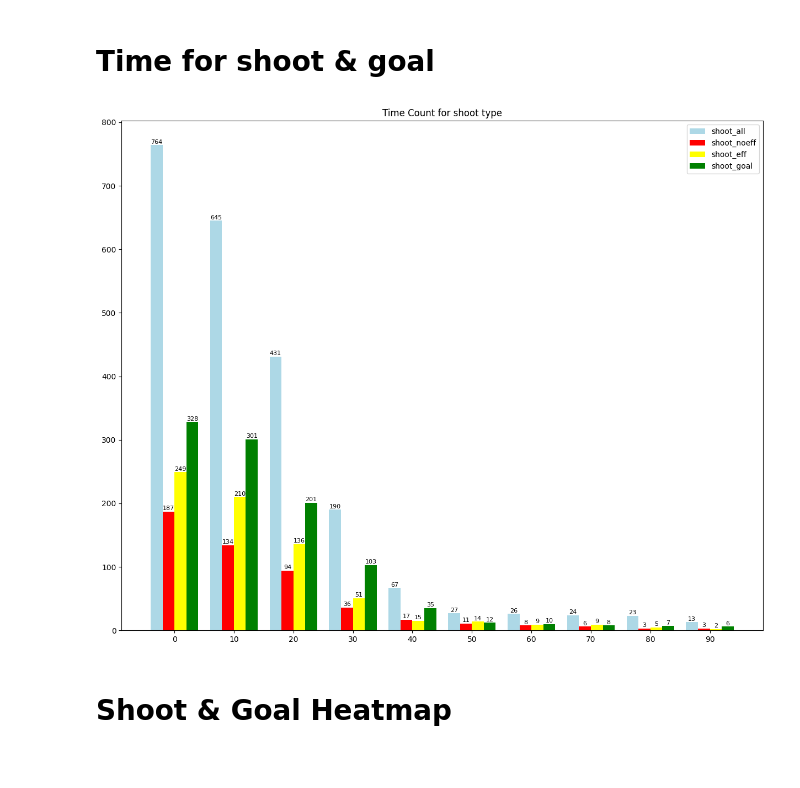
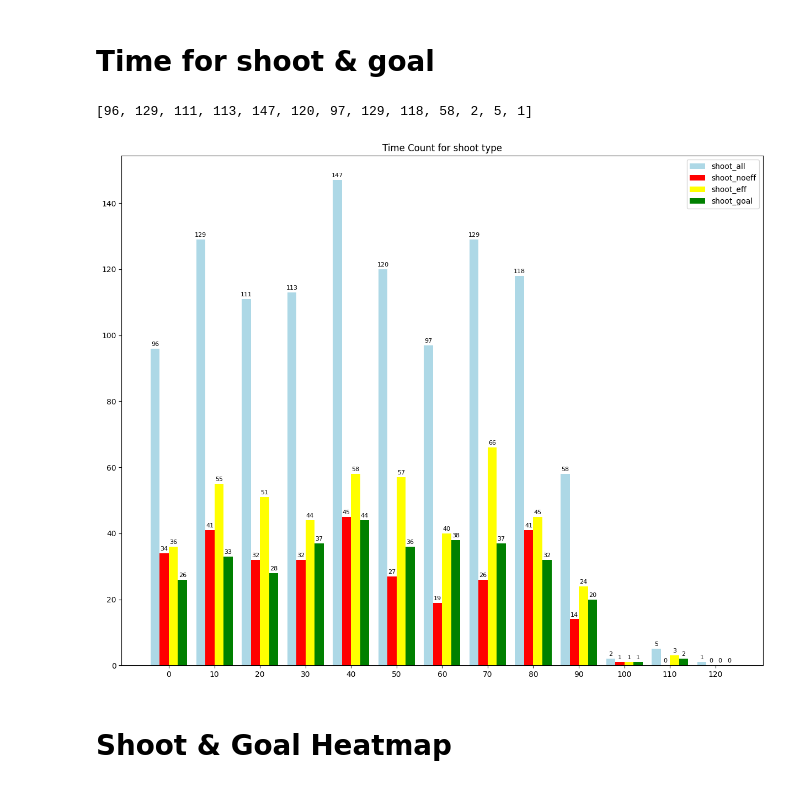
Before and after one commit to dohyun96305/Side_Proj_FCO, a Jupyter notebook: temp_folder/Jupyter_Notebook/shoot_user_visualization.ipynb, the cells around one changed output. Drawn from its saved outputs; the diff is of its cells as text; code cells hidden in the pictures.

Commit message:
Fix : fix time for shoot & goal visual code

```diff
--- a/temp_folder/Jupyter_Notebook/shoot_user_visualization.ipynb
+++ b/temp_folder/Jupyter_Notebook/shoot_user_visualization.ipynb
@@ -19,3 +19,12 @@ def db_conn(_username, _password, _host, _port, _database) :
     )
 
     return create_engine(db_engine)
+# %%
+engine = db_conn('root', 'Dhyoon96!', 'localhost', 3306, 'side_proj_fco')
+df_query = 'SELECT * FROM shoot_user_detail'
+
+# Use the connection to read the SQL query into a DataFrame
+with engine.connect() as connection:
+    shoot_detail_df = pd.read_sql(df_query, con = connection)
+
+shoot_detail_df['shoot_time_10'] = shoot_detail_df['shoot_time'] // 60 // 10 * 10
@@ -52,10 +84,9 @@ goal_assist_inpenalty = goal_assist[(goal_assist['shoot_inpenalty'] == 1)]
 # Time for shoot & goal
 # %%
 def list_to_10(_df1) :
-    temp_time = ((_df1['shoot_time'] // 60) // 10) * 10
-    temp_count = list(temp_time.value_counts().values)
+    temp_count = list(_df1['shoot_time_10'].value_counts().sort_index().values)
 
-    while len(temp_count) < 10:
+    while len(temp_count) < 13:
         temp_count.append(0)
 
     return temp_count
@@ -64,32 +95,36 @@ shoot_count = list_to_10(shoot_detail_df)
 shoots_eff_count = list_to_10(shoots_eff)
 shoots_noeff_count = list_to_10(shoots_noeff)
 goal_count = list_to_10(shoots_goal)
+# %%
+shoot_count
+# %% [output]
+[96, 129, 111, 113, 147, 120, 97, 129, 118, 58, 2, 5, 1]
 # %%
 plt.figure(figsize = (15, 12))
 
-x_axis = np.arange(0, 100, 10)
+x_axis = np.arange(0, 130, 10)
 width = 2
 
 bars1 = plt.bar(x_axis - width * 3 // 2, shoot_count, width = width, label = 'shoot_all', color = 'lightblue')
 bars2 = plt.bar(x_axis - width // 2, shoots_noeff_count, width = width, label = 'shoot_noeff', color = 'red')
 bars3 = plt.bar(x_axis + width // 2, shoots_eff_count, width = width, label = 'shoot_eff', color = 'yellow')
 bars4 = plt.bar(x_axis + width * 3 // 2, goal_count, width = width, label = 'shoot_goal', color = 'green')
 
 for bars in [bars1, bars2, bars3, bars4]:
     for bar in bars:
         plt.text(
             bar.get_x() + bar.get_width() / 2,
             bar.get_height() + 0.5,
             f'{int(bar.get_height())}',
             ha = 'center', va = 'bottom', fontsize = 8
         )
 
 plt.title('Time Count for shoot type')
 plt.xticks(x_axis, x_axis)
 plt.legend(loc = 'upper right')
 plt.show()
 # %% [output]
-[figure, old version]
+[figure, new version]
 # %% [markdown]
 # Shoot & Goal Heatmap
 # %%
```
Also changed, not shown: parts of 5 cells of this notebook.
